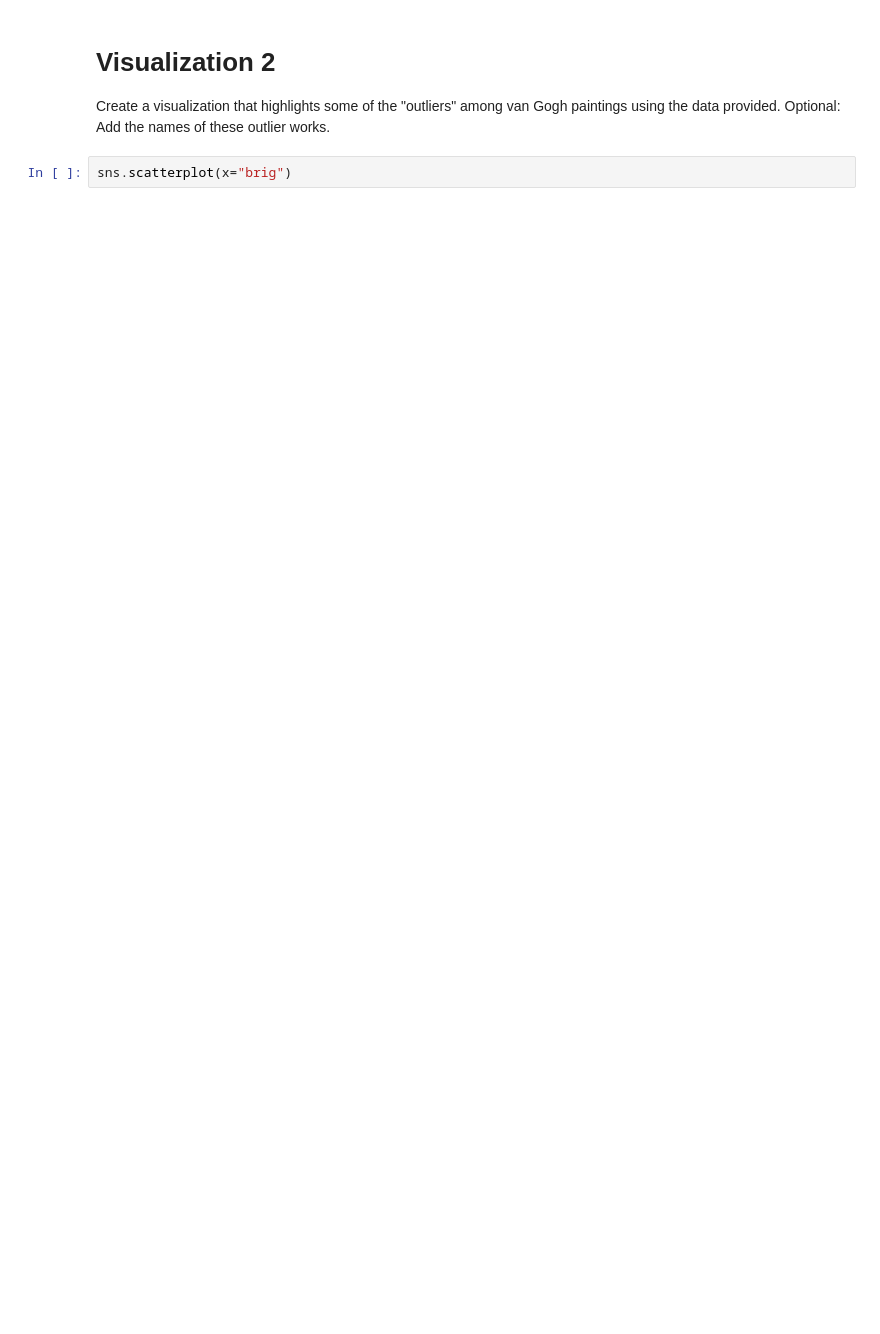
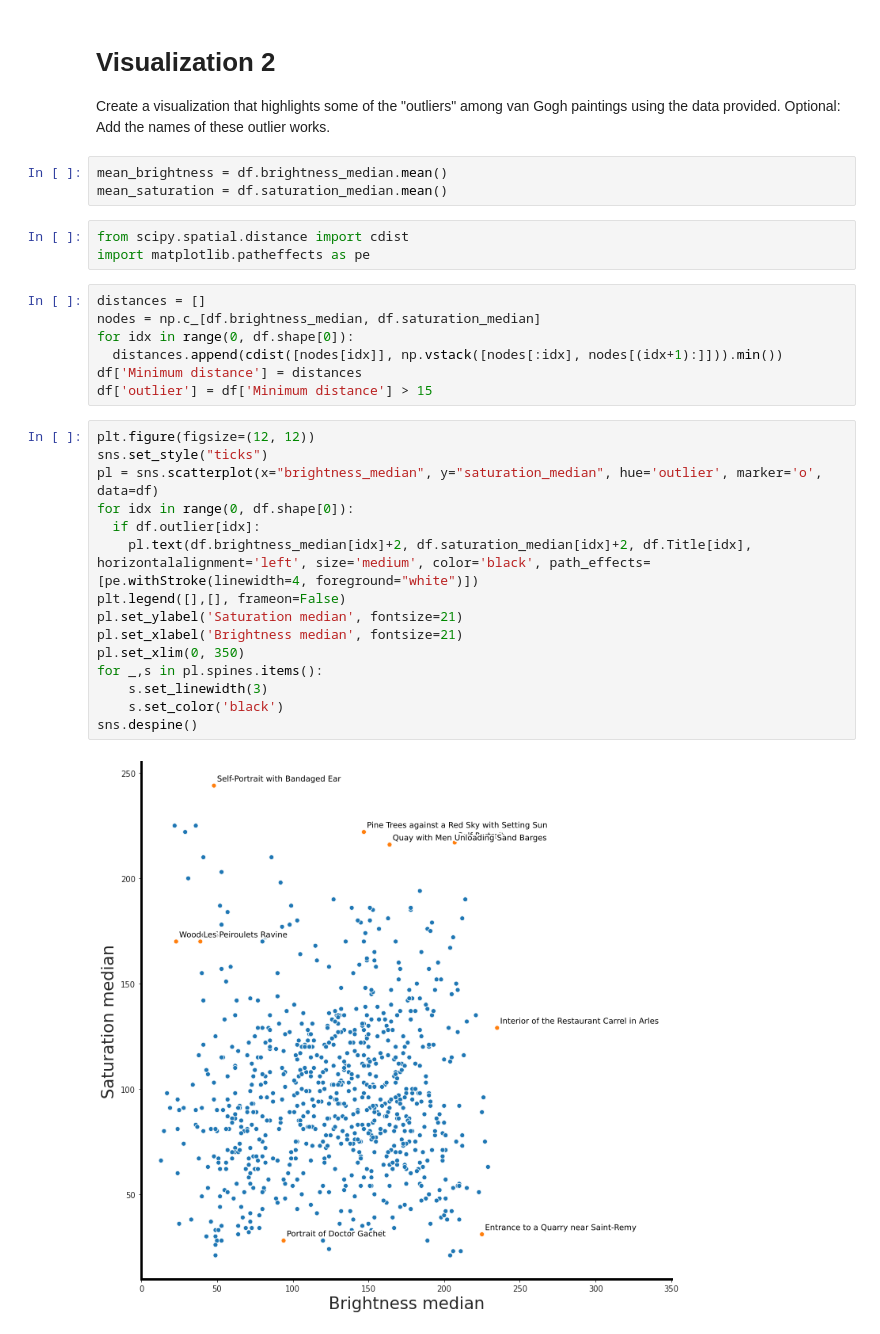
Before and after one commit to vfrantc/data_viz, a Jupyter notebook: assigment_1_Frants_Vladimir.ipynb, the cells around one changed output. Saved outputs shown, nothing was run; the diff lists cells and outputs as text; blank space fills up the shorter version.

```diff
--- a/assigment_1_Frants_Vladimir.ipynb
+++ b/assigment_1_Frants_Vladimir.ipynb
@@ -104,5 +106,33 @@ grid.set_xlabels('')
 # Visualization 2
 
 Create a visualization that highlights some of the "outliers" among van Gogh paintings using the data provided. Optional: Add the names of these outlier works.
-# %%
-sns.scatterplot(x="brig")
+# %%
+mean_brightness = df.brightness_median.mean()
+mean_saturation = df.saturation_median.mean()
+# %%
+from scipy.spatial.distance import cdist
+import matplotlib.patheffects as pe
+# %%
+distances = []
+nodes = np.c_[df.brightness_median, df.saturation_median]
+for idx in range(0, df.shape[0]):
+  distances.append(cdist([nodes[idx]], np.vstack([nodes[:idx], nodes[(idx+1):]])).min())
+df['Minimum distance'] = distances
+df['outlier'] = df['Minimum distance'] > 15
+# %%
+plt.figure(figsize=(12, 12))
+sns.set_style("ticks")
+pl = sns.scatterplot(x="brightness_median", y="saturation_median", hue='outlier', marker='o', data=df)
+for idx in range(0, df.shape[0]):
+  if df.outlier[idx]:
+    pl.text(df.brightness_median[idx]+2, df.saturation_median[idx]+2, df.Title[idx], horizontalalignment='left', size='medium', color='black', path_effects=[pe.withStroke(linewidth=4, foreground="white")])
+plt.legend([],[], frameon=False)
+pl.set_ylabel('Saturation median', fontsize=21)
+pl.set_xlabel('Brightness median', fontsize=21)
+pl.set_xlim(0, 350)
+for _,s in pl.spines.items():
+    s.set_linewidth(3)
+    s.set_color('black')
+sns.despine()
+# %% [output]
+[figure, added]
```
Also changed, not shown: parts of 3 cells of this notebook.
